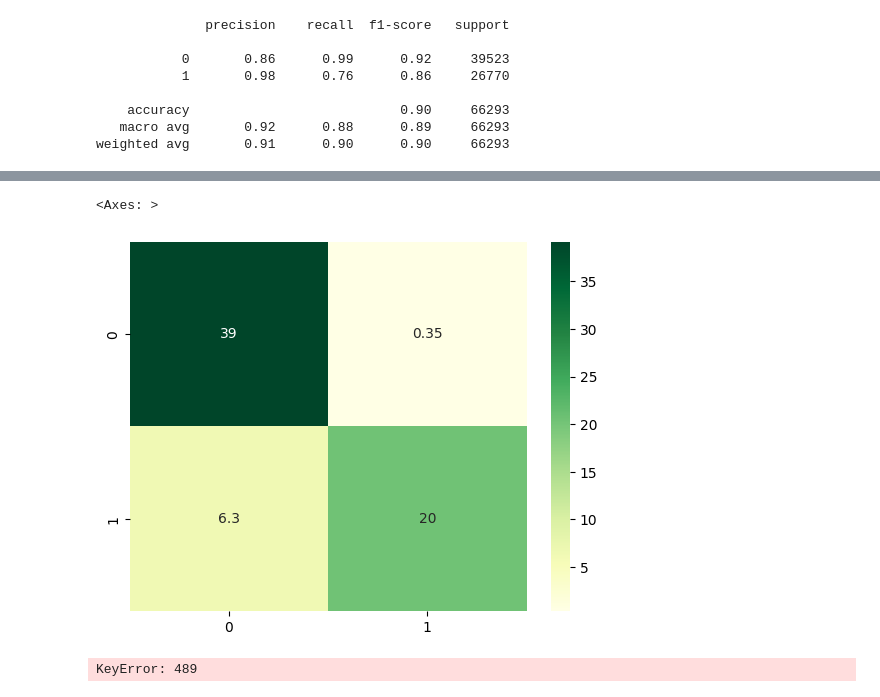
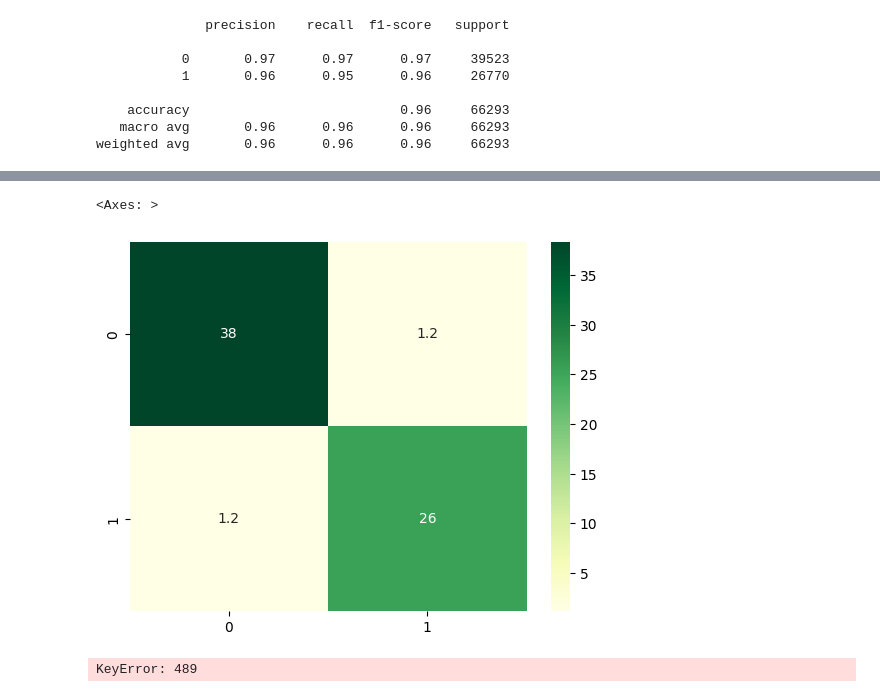
Before and after one commit to neuroth-v/ML_GroupProject, a Jupyter notebook: 2_Dima_preprocessing_training_random_forrest_all_w_names.ipynb, the cells around one changed output, grey strips where cells are left out. Cells and saved outputs as stored; diff of their text form; code cells hidden in the pictures.

```diff
--- a/2_Dima_preprocessing_training_random_forrest_all_w_names.ipynb
+++ b/2_Dima_preprocessing_training_random_forrest_all_w_names.ipynb
@@ -362,6 +366,6 @@ RandomForestClassifier(n_estimators=150, n_jobs=-1, random_state=50, verbose=1)
 # %%
-pred_2 = model_2.predict(X_test_transf)
-#pred_2 = (model_2.predict_proba(X_test_transf)[:,1] >= 0.4).astype(bool)
+#pred_2 = model_2.predict(X_test_transf)
+pred_2 = (model_2.predict_proba(X_test_transf)[:,1] >= 0.4).astype(bool)
 
 conf_mat_2 = confusion_matrix(y_test, pred_2)/1000
 
@@ -374,8 +378,8 @@ sns.heatmap(conf_mat_2, annot=True,  cmap='YlGn')
               precision    recall  f1-score   support
 
-           0       0.86      0.99      0.92     39523
-           1       0.98      0.76      0.86     26770
+           0       0.97      0.97      0.97     39523
+           1       0.96      0.95      0.96     26770
 
-    accuracy                           0.90     66293
-   macro avg       0.92      0.88      0.89     66293
-weighted avg       0.91      0.90      0.90     66293
+    accuracy                           0.96     66293
+   macro avg       0.96      0.96      0.96     66293
+weighted avg       0.96      0.96      0.96     66293
@@ -383,5 +387,5 @@ weighted avg       0.91      0.90      0.90     66293
 <Axes: >
-[figure, old version]
+[figure, new version]
 # %%
 droped = pd.read_csv('./data/droped_states.csv')
 droped['state']
```
Also changed, not shown: parts of 5 cells of this notebook, 4 other files.
